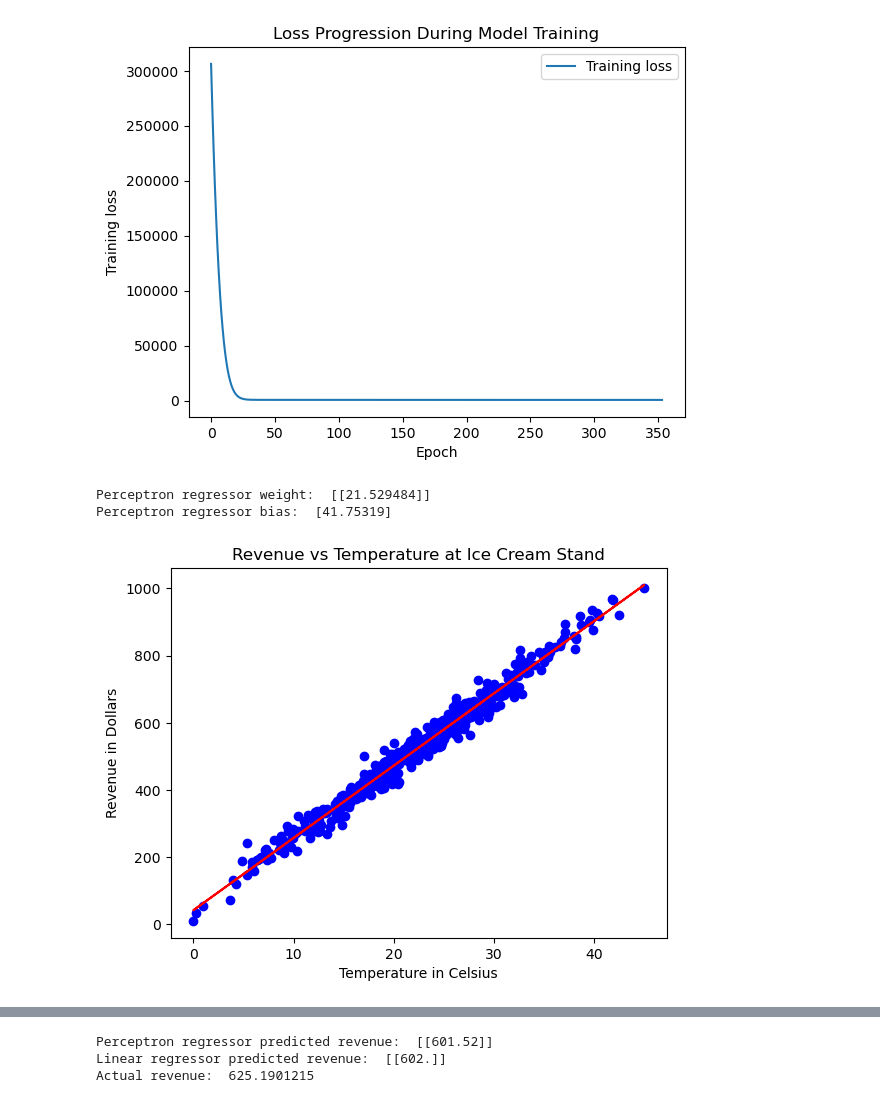
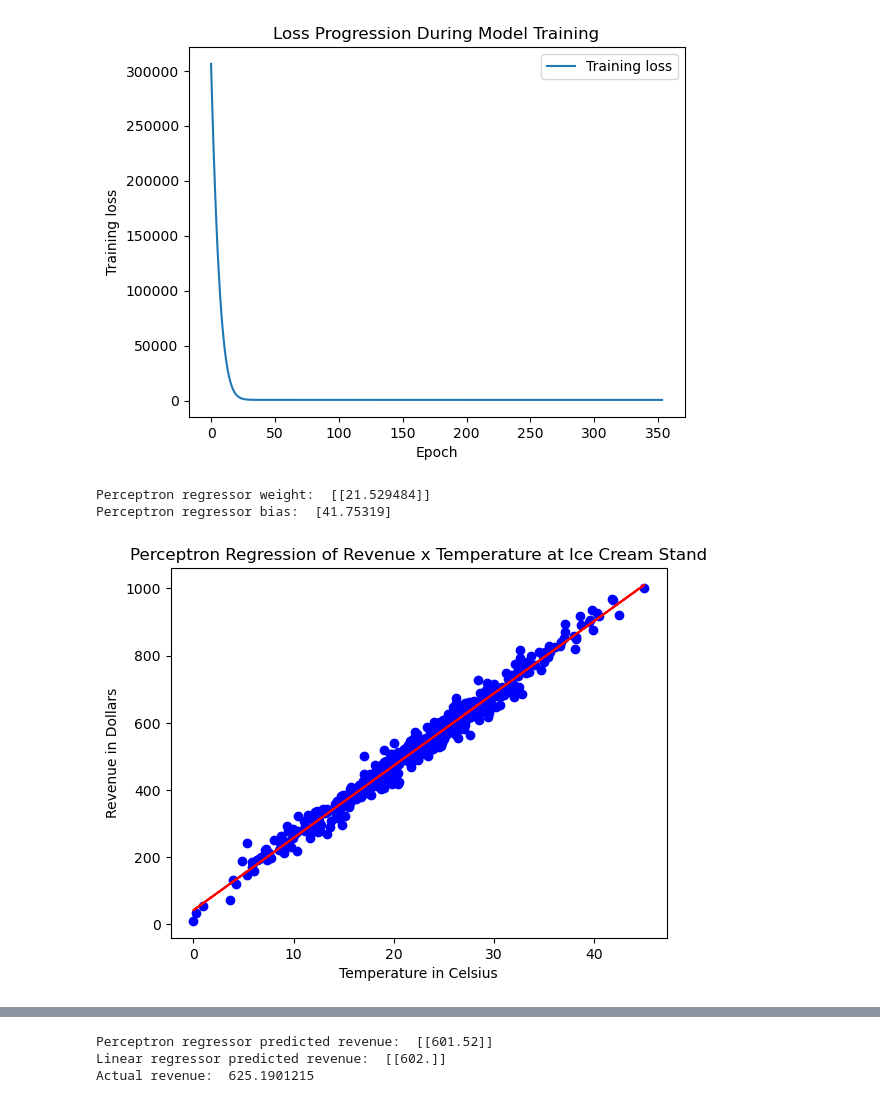
Before and after one commit to guilhermedom/perceptron-regression-ice-cream-per-temp, a Jupyter notebook: notebooks/1.0-gdfs-perceptron-regression-ice-cream-per-temp.ipynb, the cells around one changed output, grey strips where cells are left out. Cells and saved outputs as stored; diff of their text form; code cells hidden in the pictures.

Commit message:
fix: make titles in regression plots more readable

```diff
--- a/notebooks/1.0-gdfs-perceptron-regression-ice-cream-per-temp.ipynb
+++ b/notebooks/1.0-gdfs-perceptron-regression-ice-cream-per-temp.ipynb
@@ -107,17 +107,17 @@ plt.show()
 # %%
 print("Perceptron regressor weight: ", perceptron_regressor.get_weights()[0])
 print("Perceptron regressor bias: ", perceptron_regressor.get_weights()[1])
 
 plt.scatter(X_train, y_train, color='b')
 plt.plot(X_train, perceptron_regressor.predict(X_train), color='r')
-plt.title("Revenue vs Temperature at Ice Cream Stand")
+plt.title("Perceptron Regression of Revenue x Temperature at Ice Cream Stand")
 plt.xlabel("Temperature in Celsius")
 plt.ylabel("Revenue in Dollars")
 plt.show()
 # %% [output]
 Perceptron regressor weight:  [[21.529484]]
 Perceptron regressor bias:  [41.75319]
-[figure, old version]
+[figure, new version]
 # %%
 X_train_reshaped = X_train.values.reshape(-1, 1)
 y_train_reshaped = y_train.values.reshape(-1, 1)
```
Also changed, not shown: parts of 1 cell of this notebook.
